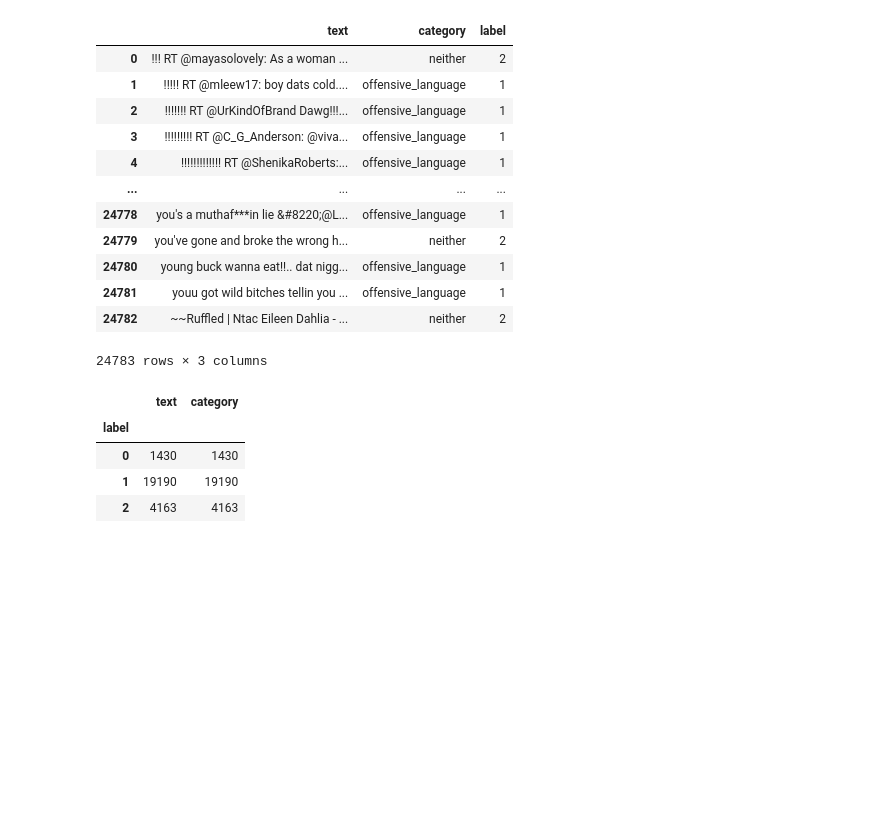
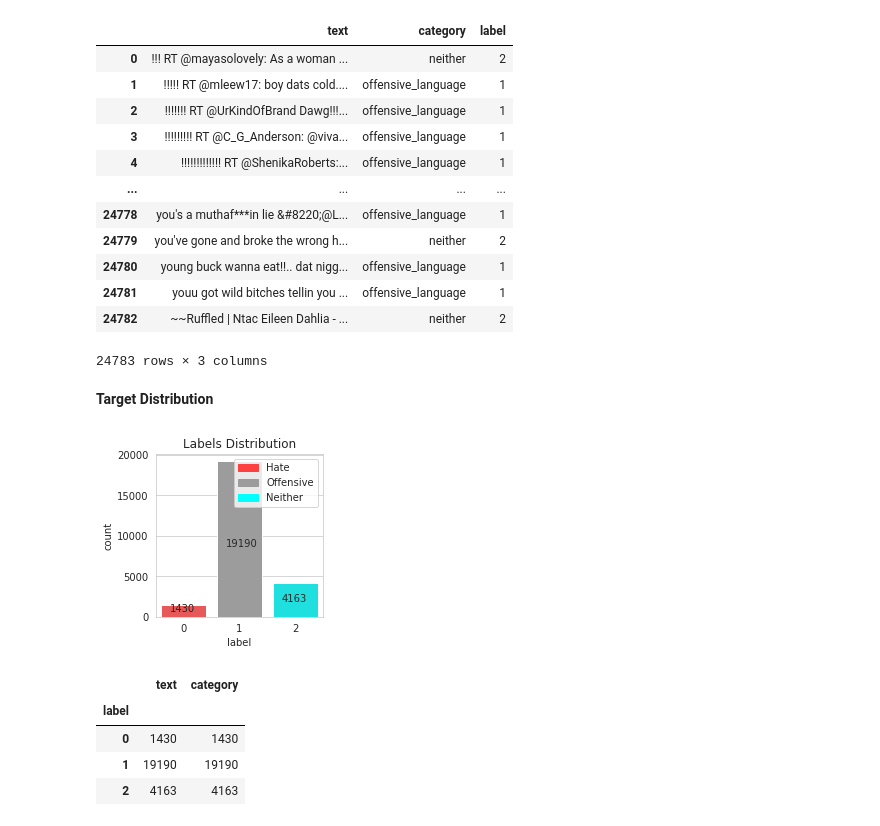
Before and after one commit to EmersonAlvaro/HateSpeach2022, a Jupyter notebook: hateML/Hate_Speach_Classification_BERT_2022.ipynb, the cells around one changed output. Saved outputs shown, nothing was run; the diff lists cells and outputs as text; code cells hidden in the pictures; blank space fills up the shorter version.

```diff
--- a/hateML/Hate_Speach_Classification_BERT_2022.ipynb
+++ b/hateML/Hate_Speach_Classification_BERT_2022.ipynb
@@ -113,6 +136,28 @@ df
 | 24781 | youu got wild bitches tellin you ... | offensive_language | 1 |
 | 24782 | ~~Ruffled | Ntac Eileen Dahlia - ... | neither | 2 |
 24783 rows × 3 columns
+# %% [markdown]
+**Target Distribution**
+# %%
+import matplotlib.patches as mpatches
+import matplotlib.pyplot as plt
+import seaborn as sns
+sns.set_style("whitegrid")
+fig, ax= plt.subplots(figsize =(3,3))
+
+ax = sns.countplot(x='label', data=df, palette=['#FF4040',"#9C9C9C","#00FFFF"]);
+for p in ax.patches:
+    ax.annotate(p.get_height(), (p.get_x()+0.16, p.get_height()/2.2))
+
+patch1 = mpatches.Patch(color='#FF4040', label='Hate')
+patch2 = mpatches.Patch(color="#9C9C9C", label='Offensive')
+patch3 = mpatches.Patch(color="#00FFFF", label='Neither')
+
+plt.legend(handles=[patch1, patch2, patch3])
+plt.title("Labels Distribution")
+plt.show()
+# %% [output]
+[figure, added]
 # %%
 # Grouping data by label
 df.groupby('label').count()
```
Also changed, not shown: parts of 66 cells of this notebook, 1 other file.
